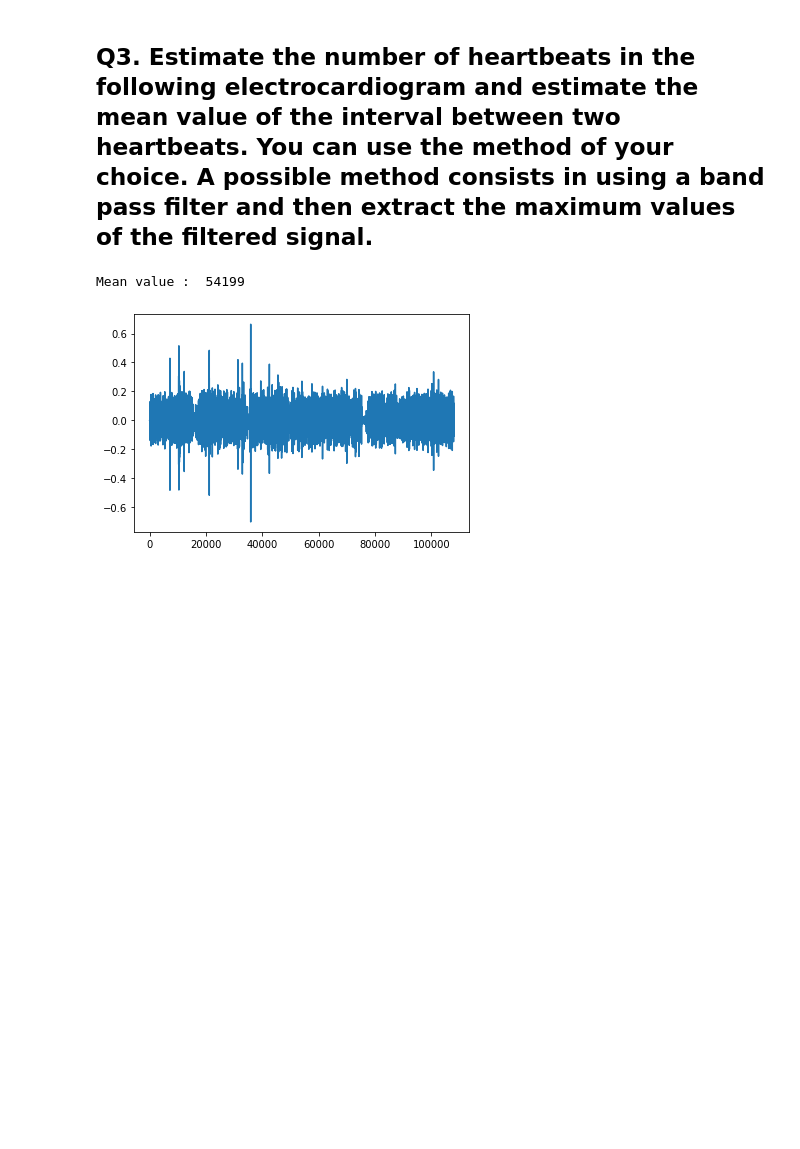
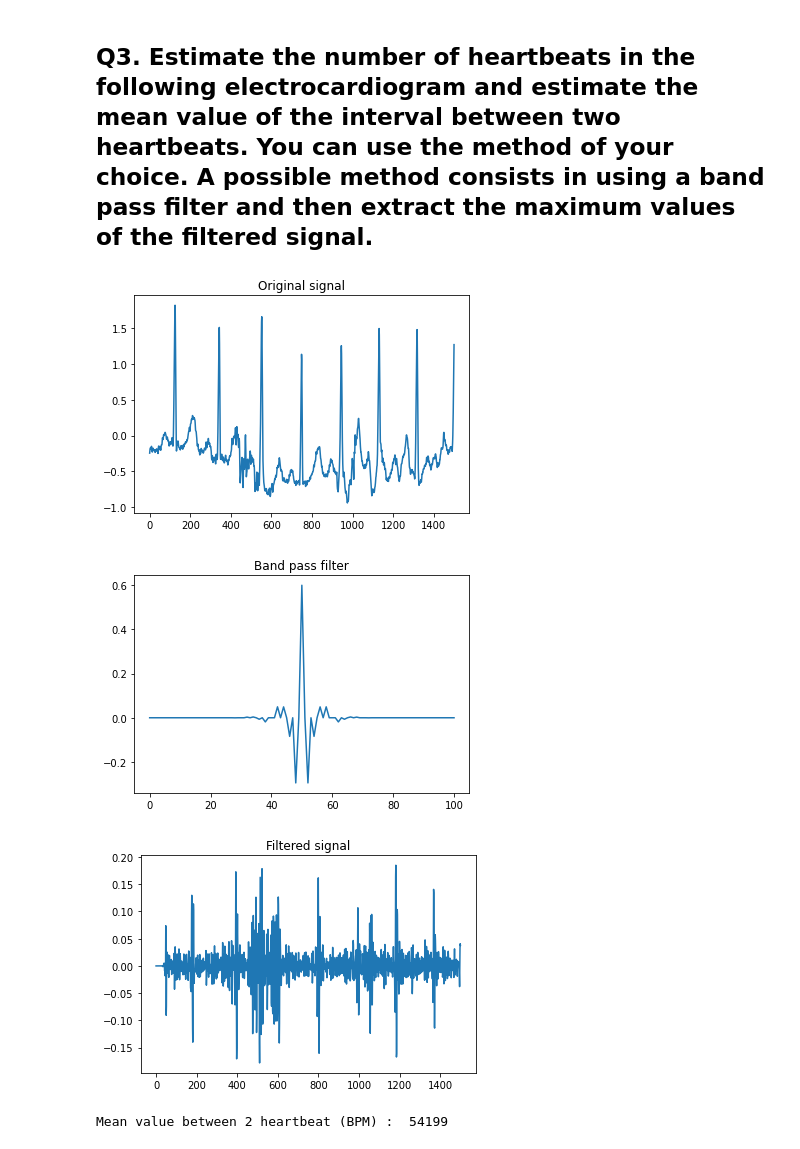
Before and after one commit to guillaume-haerinck/imac-tp-signal, a Jupyter notebook: m2-semestre1/TD4/TD3 Spectral Analysis and Filtering-Exercise.ipynb, the cells around one changed output. Saved outputs shown, nothing was run; the diff lists cells and outputs as text; code cells hidden in the pictures; blank space fills up the shorter version.

Commit message:
[TD4] Display heartbeats last questions

```diff
--- a/m2-semestre1/TD4/TD3 Spectral Analysis and Filtering-Exercise.ipynb
+++ b/m2-semestre1/TD4/TD3 Spectral Analysis and Filtering-Exercise.ipynb
@@ -408,35 +408,48 @@ import statistics
 fL = 0.1  # Cutoff frequency as a fraction of the sampling rate (in (0, 0.5)).
 fH = 0.4  # Cutoff frequency as a fraction of the sampling rate (in (0, 0.5)).
 b = 0.08  # Transition band, as a fraction of the sampling rate (in (0, 0.5)).
 
 def band_pass():
     N = int(np.ceil((4 / b)))
     if not N % 2: N += 1  # Make sure that N is odd.
     n = np.arange(N)
 
     # Compute a low-pass filter with cutoff frequency fH.
     hlpf = np.sinc(2 * fH * (n - (N - 1) / 2))
     hlpf *= np.blackman(N)
     hlpf = hlpf / np.sum(hlpf)
 
     # Compute a high-pass filter with cutoff frequency fL.
     hhpf = np.sinc(2 * fL * (n - (N - 1) / 2))
     hhpf *= np.blackman(N)
     hhpf = hhpf / np.sum(hhpf)
     hhpf = -hhpf
     hhpf[(N - 1) // 2] += 1
 
     # Convolve both filters.
     return np.convolve(hlpf, hhpf)
 
+### simple plot.
+width = 1500
+plt.title("Original signal")
+plt.plot(ecg[:width])
+plt.show()
+
 h = band_pass()
+plt.title("Band pass filter")
+plt.plot(h)
+plt.show()
 
 s = np.convolve(ecg, h)
-plt.plot(s)
+plt.title("Filtered signal")
+plt.plot(s[:width])
+plt.show()
+
 peaksS, propS = sig.find_peaks(s)
-
 meanVal = statistics.mean(peaksS)
-print("Mean value : ", meanVal)
+print("Mean value between 2 heartbeat (BPM) : ", meanVal)
 # %% [output]
+[figure, new version]
+[figure, added]
+[figure, added]
-Mean value :  54199
+Mean value between 2 heartbeat (BPM) :  54199
-[figure, old version]
```
